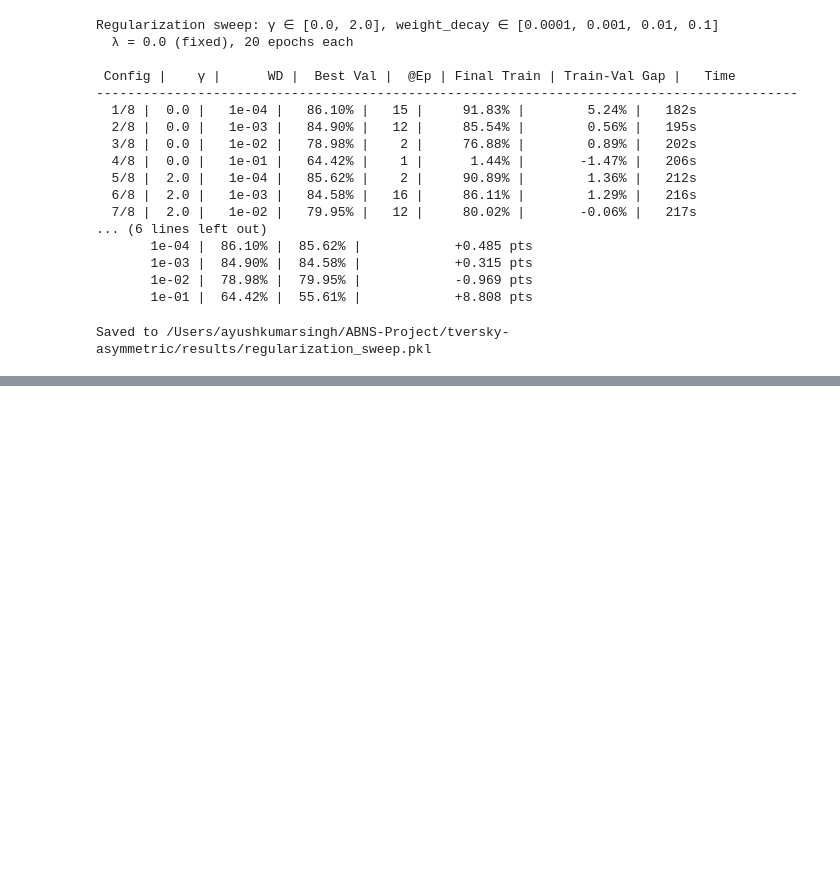
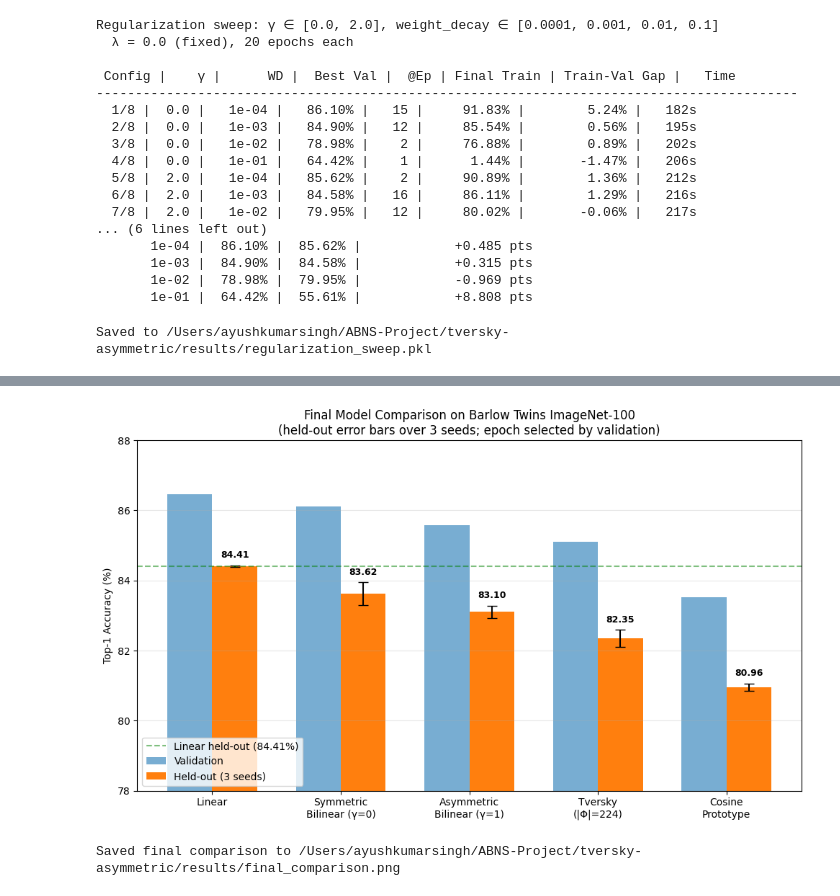
Before and after one commit to thisisayushs/ABNS-Project, a Jupyter notebook: tversky-asymmetric/notebooks/07_ablation_gamma_lambda.ipynb, the cells around one changed output, grey strips where cells are left out. Saved outputs shown, nothing was run; the diff lists cells and outputs as text; code cells hidden in the pictures; blank space fills up the shorter version.

```diff
--- a/tversky-asymmetric/notebooks/07_ablation_gamma_lambda.ipynb
+++ b/tversky-asymmetric/notebooks/07_ablation_gamma_lambda.ipynb
@@ -511,0 +558,5 @@ Saved to /Users/ayushkumarsingh/ABNS-Project/tversky-asymmetric/results/regulari
+# %%
+heldout_features, heldout_labels = load_embeddings("heldout")
+heldout_dataset = TensorDataset(heldout_features, heldout_labels)
+heldout_loader = DataLoader(heldout_dataset, batch_size=BATCH_SIZE, shuffle=False, num_workers=0)
+print(f"Held-out: {len(heldout_features):,} samples, {len(heldout_loader)} batches")
@@ -511,0 +707,54 @@ Saved to /Users/ayushkumarsingh/ABNS-Project/tversky-asymmetric/results/regulari
+# %%
+import matplotlib.pyplot as plt
+import numpy as np
+
+# Order models from best to worst on held-out
+model_order = ["linear", "symmetric", "asymmetric", "tversky", "cosine"]
+display_names = {
+    "linear": "Linear",
+    "symmetric": "Symmetric\nBilinear (γ=0)",
+    "asymmetric": "Asymmetric\nBilinear (γ=1)",
+    "tversky": "Tversky\n(|Φ|=224)",
+    "cosine": "Cosine\nPrototype",
+}
+
+heldout_means = [summary_stats[m]["heldout_mean"] for m in model_order]
+heldout_stds = [summary_stats[m]["heldout_std"] for m in model_order]
+val_means = [summary_stats[m]["val_mean"] for m in model_order]
+
+fig, ax = plt.subplots(figsize=(10, 6))
+
+x = np.arange(len(model_order))
+width = 0.35
+
+bars1 = ax.bar(x - width/2, val_means, width, label="Validation",
+               color="C0", alpha=0.6)
+bars2 = ax.bar(x + width/2, heldout_means, width, yerr=heldout_stds,
+               label="Held-out (3 seeds)", color="C1", capsize=5)
+
+# Annotate held-out values
+for i, (m, s) in enumerate(zip(heldout_means, heldout_stds)):
+    ax.text(i + width/2, m + s + 0.15, f"{m:.2f}",
+            ha="center", va="bottom", fontsize=9, fontweight="bold")
+
+ax.axhline(heldout_means[0], color="green", linestyle="--", alpha=0.5,
+           label=f"Linear held-out ({heldout_means[0]:.2f}%)")
+
+ax.set_xticks(x)
+ax.set_xticklabels([display_names[m] for m in model_order])
+ax.set_ylabel("Top-1 Accuracy (%)")
+ax.set_title("Final Model Comparison on Barlow Twins ImageNet-100\n"
+             "(held-out error bars over 3 seeds; epoch selected by validation)")
+ax.legend(loc="lower left")
+ax.set_ylim(78, 88)
+ax.grid(True, alpha=0.3, axis="y")
+
+plt.tight_layout()
+plot_path = RESULTS_DIR / "final_comparison.png"
+plt.savefig(plot_path, dpi=120, bbox_inches="tight")
+plt.show()
+
+print(f"Saved final comparison to {plot_path}")
+# %% [output]
+[figure, added]
+Saved final comparison to /Users/ayushkumarsingh/ABNS-Project/tversky-asymmetric/results/final_comparison.png
```
Also changed, not shown: parts of 5 cells of this notebook.
